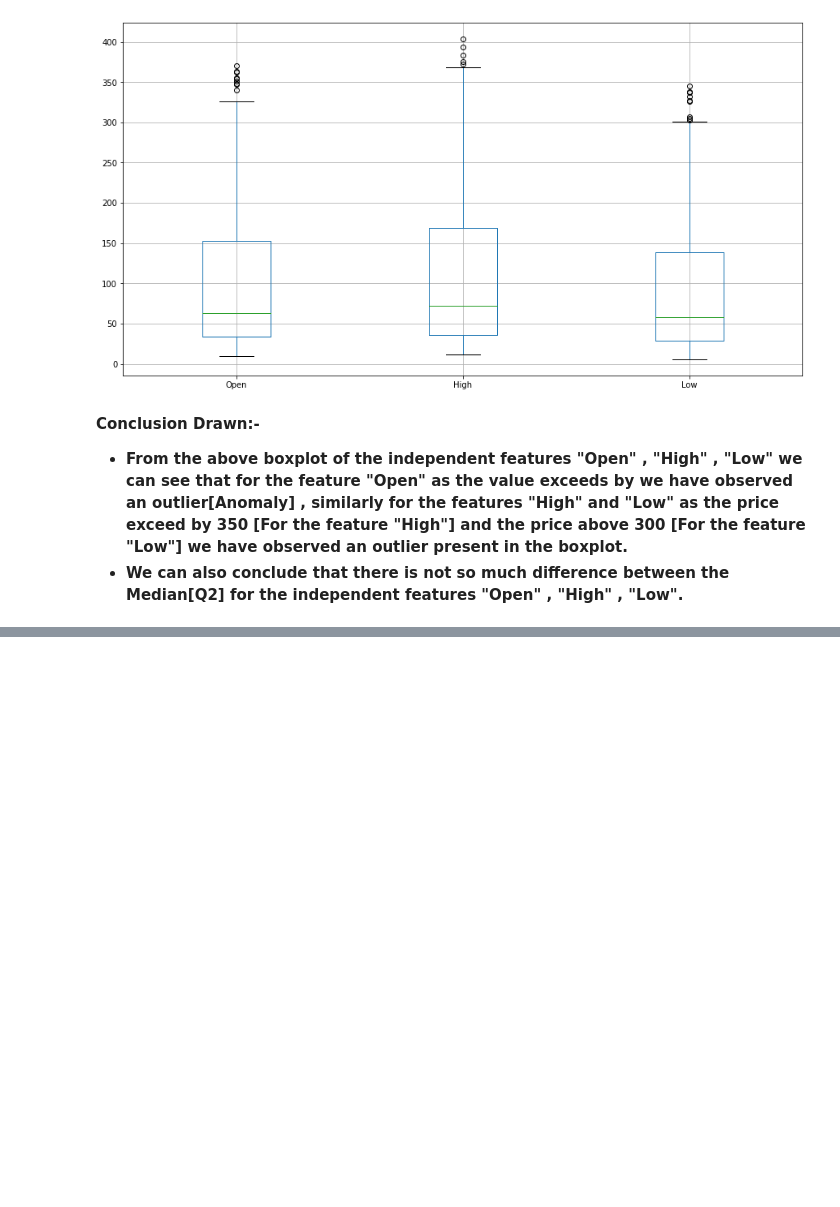
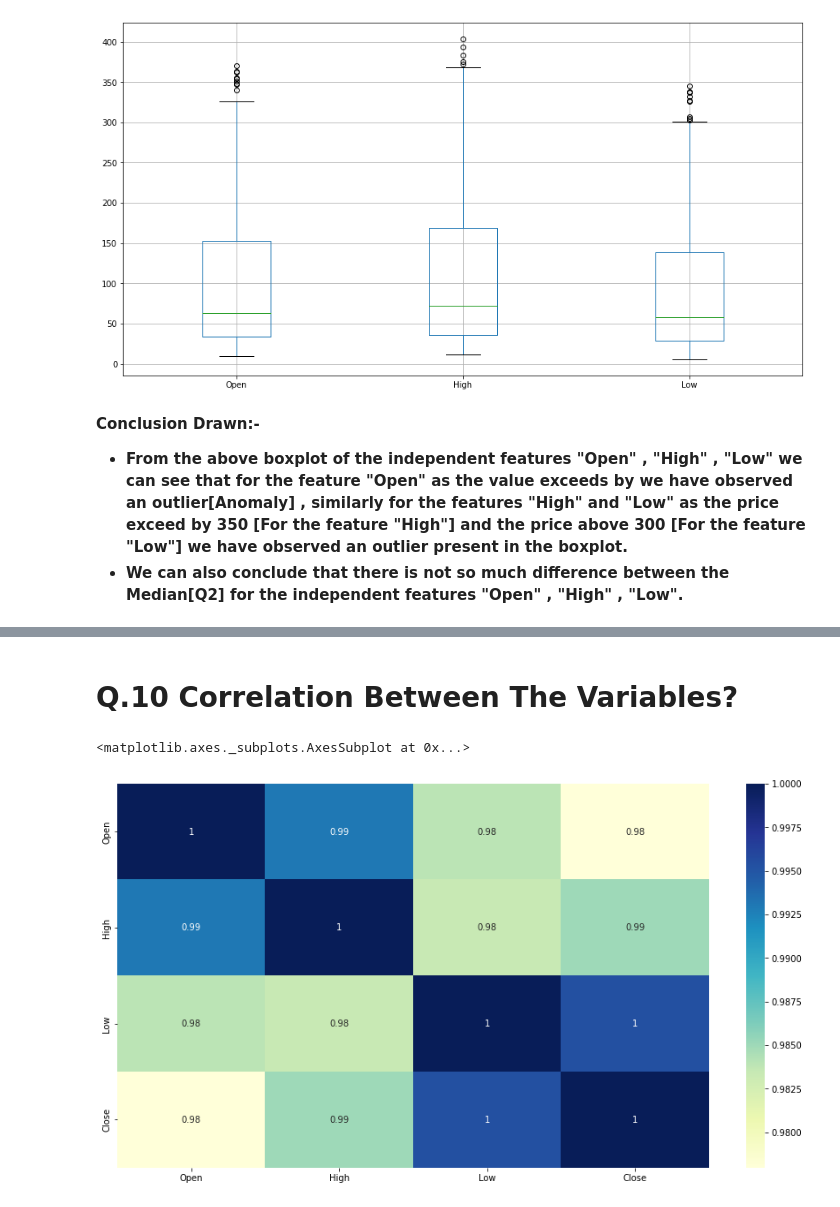
Before and after one commit to Adityasingh3008/YES-BANK-STOCK-CLOSING-PRICE-PREDICTION, a Jupyter notebook: Individual_Notebook_YES_BANK_STOCK_PRICE_PREDICTION_(Capstone_Project_2).ipynb, the cells around one changed output, grey strips where cells are left out. Drawn from its saved outputs; the diff is of its cells as text; code cells hidden in the pictures; blank space fills up the shorter version.

```diff
--- a/Individual_Notebook_YES_BANK_STOCK_PRICE_PREDICTION_(Capstone_Project_2).ipynb
+++ b/Individual_Notebook_YES_BANK_STOCK_PRICE_PREDICTION_(Capstone_Project_2).ipynb
@@ -360,0 +427,10 @@ plt.show()
+# %% [markdown]
+# **Q.10 Correlation Between The Variables?**
+# %%
+# Find Correlation Between The Variables In Our Dataset
+corr = dataset.corr()
+plt.figure(figsize = (15,8))
+sns.heatmap(abs(corr),annot = True,cmap = 'YlGnBu')
+# %% [output]
+<matplotlib.axes._subplots.AxesSubplot at 0x...>
+[figure, added]
```
Also changed, not shown: parts of 12 cells of this notebook.
